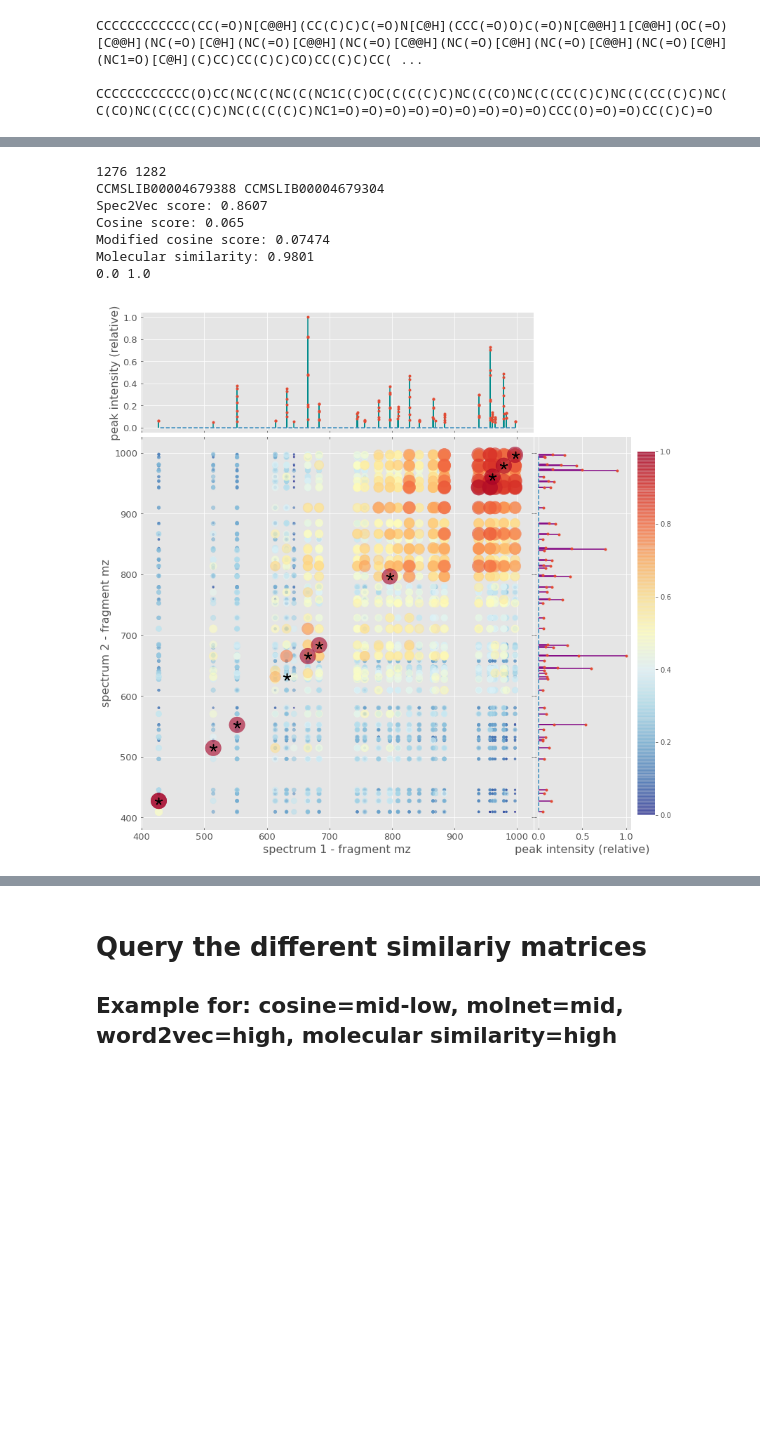
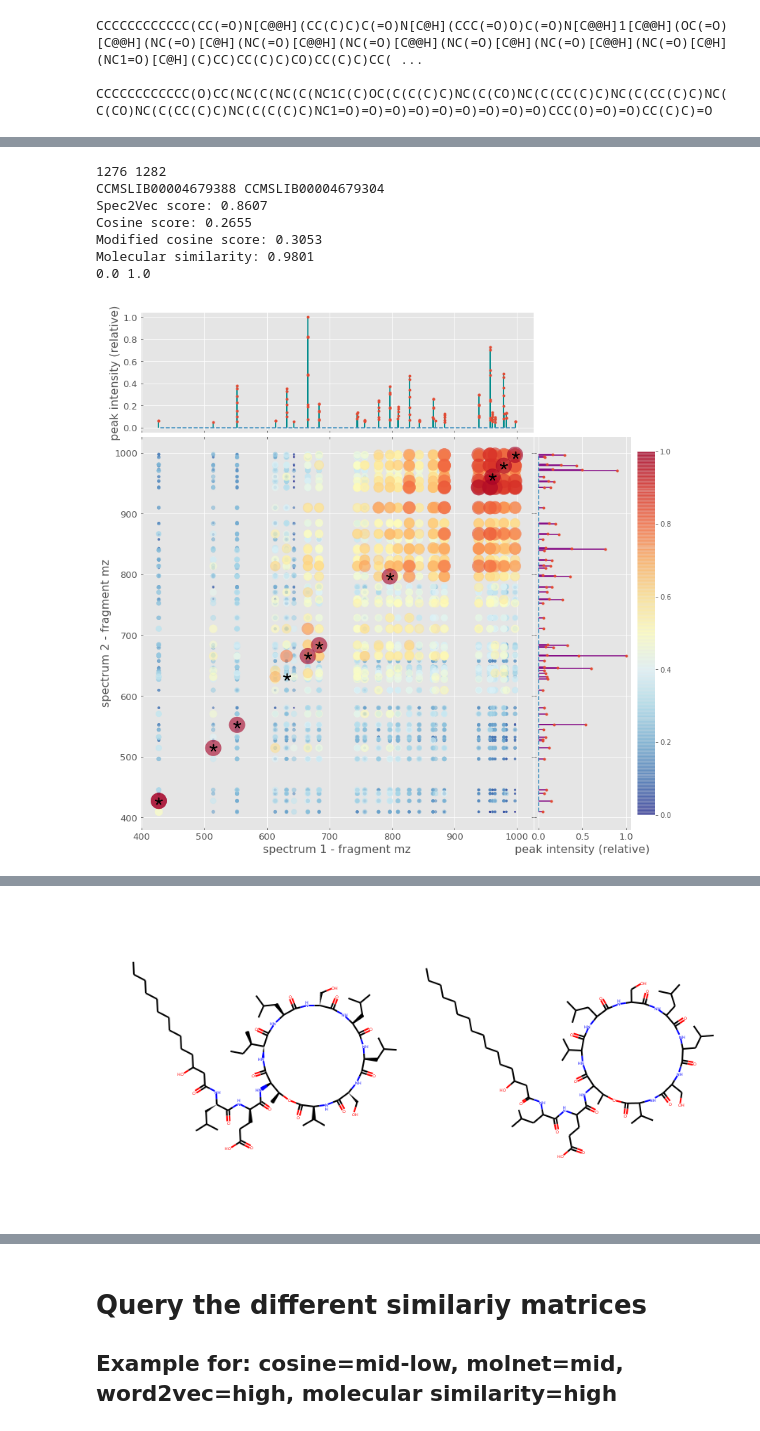
Before and after one commit to iomega/spec2vec_gnps_data_analysis, a Jupyter notebook: notebooks/iomega-in-depths-spectrum-comparions.ipynb, the cells around one changed output, grey strips where cells are left out. Drawn from its saved outputs; the diff is of its cells as text; code cells hidden in the pictures; blank space fills up the shorter version.

Commit message:
update notebook to re-calculated cosine and mod.cosine scores

```diff
--- a/notebooks/iomega-in-depths-spectrum-comparions.ipynb
+++ b/notebooks/iomega-in-depths-spectrum-comparions.ipynb
@@ -58,10 +58,10 @@ len(spectrums_postprocessed)
 filename = os.path.join(path_data,'similarities_daylight2048_jaccard.npy')
 matrix_similarities_fingerprint_daylight = np.load(filename)
 # %%
-filename = os.path.join(path_data,'similarities_cosine_tol0005.npy')
+filename = os.path.join(path_data,'similarities_cosine_tol0005_200708.npy')
 matrix_similarities_cosine = np.load(filename)
 
-filename = os.path.join(path_data,'similarities_cosine_tol0005_matches.npy')
+filename = os.path.join(path_data,'similarities_cosine_tol0005_200708_matches.npy')
 matrix_matches_cosine = np.load(filename)
 
 print("Matrix dimension", matrix_matches_cosine.shape)
@@ -71,10 +71,10 @@ Matrix dimension (12797, 12797)
 # apply min_match threshold
 matrix_similarities_cosine[matrix_matches_cosine < 6] = 0
 # %%
-filename = os.path.join(path_data,'similarities_mod_cosine_tol0005.npy')
+filename = os.path.join(path_data,'similarities_mod_cosine_tol0005_200727.npy')
 matrix_similarities_mod_cosine = np.load(filename)
 
-filename = os.path.join(path_data,'similarities_mod_cosine_tol0005_matches.npy')
+filename = os.path.join(path_data,'similarities_mod_cosine_tol0005_200727_matches.npy')
 matrix_matches_mod_cosine = np.load(filename)
 # %%
 # apply min_match threshold
@@ -259,9 +214,8 @@ Molecular similarity: 0.9801
 [figure]
 [drawing not drawn]
 # %%
-pick = 28#26 #28 #31 #300#(lipid) #280#40#30, 31
-ID1 = pair_selection[0][pick]
-ID2 = pair_selection[1][pick]
+ID1 = 1276
+ID2 = 1282
 print(ID1, ID2)
 print(spectrums_postprocessed[ID1].get("spectrumid"), spectrums_postprocessed[ID2].get("spectrumid"))
 print("Spec2Vec score: {:.4}".format(matrix_similarities_spec2vec[ID1, ID2]))
@@ -289,8 +243,8 @@ csim = plot_spectra_comparison(spectrums_postprocessed[ID1], spectrums_postproce
 1276 1282
 CCMSLIB00004679388 CCMSLIB00004679304
 Spec2Vec score: 0.8607
-Cosine score: 0.065
-Modified cosine score: 0.07474
+Cosine score: 0.2655
+Modified cosine score: 0.3053
 Molecular similarity: 0.9801
 0.0 1.0
 [figure]
@@ -297,0 +251 @@ Molecular similarity: 0.9801
+[figure, added]
```
Also changed, not shown: parts of 6 cells of this notebook.
